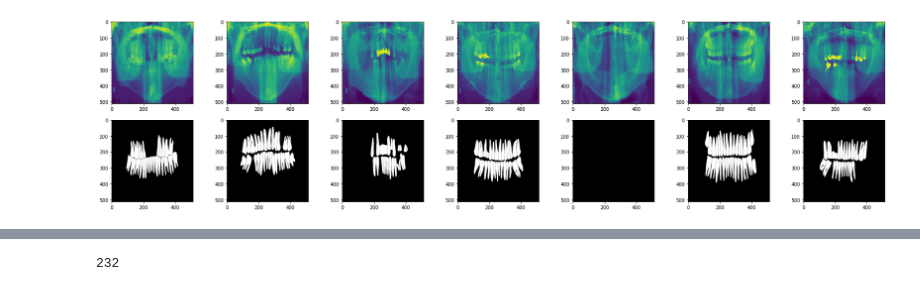
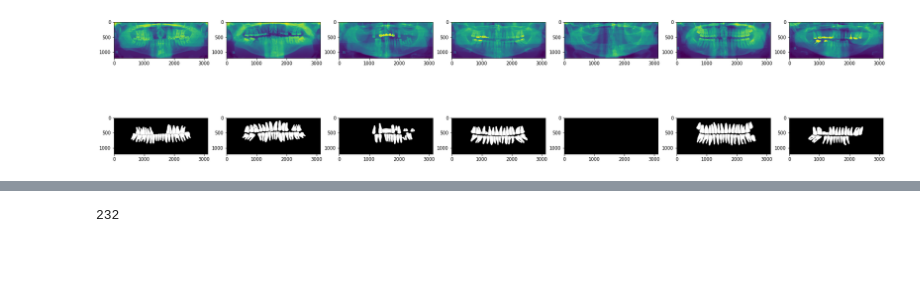
Before and after one commit to RobertSmithers/TeethSegmentation, a Jupyter notebook: loader.ipynb, the cells around one changed output, grey strips where cells are left out. Drawn from its saved outputs; the diff is of its cells as text; code cells hidden in the pictures; blank space fills up the shorter version.

```diff
--- a/loader.ipynb
+++ b/loader.ipynb
@@ -42,16 +43,28 @@ def convert_one_channel(img):
 
 def pre_images(resize_shape,path):
     img=Image.open(path)
-    # w,h=np.array(img).shape
-    # print(w,h)
-      # print(img.size)
     img=img.resize((resize_shape),Image.ANTIALIAS)
     img=convert_one_channel(np.asarray(img))
     cv2.imwrite(path,img)
     return img
 
+def resize(resize_shape,path):
+    img=Image.open(path)
+    # w,h=np.array(img).shape
+    # print(w,h)
+      # print(img.size)
+    img=img.resize((resize_shape),Image.ANTIALIAS)
+    return img
+
 # for index in range(10):
 #   pre_images((512,512),os.path.join('/content/d/Images', str(index+1)+'.png'))
-# ress=Image.open('/content/d/masked_img/1.png')
-# img=ress.resize((1024,512), Image.ANTIALIAS)
-# plt.imshow(img)
+ress1=Image.open('/content/data/original_img/1.png') #'/content/d/masked_img/1.png'
+ress2=Image.open('/content/data/masked_img/1.png')
+img1=ress1.resize((3130,1200), Image.ANTIALIAS)
+img2=ress2.resize((3130,1200), Image.ANTIALIAS)
+
+fig = plt.figure(figsize = (32,32))
+ax = fig.add_subplot(2, 2, 1)
+plt.imshow(img1)
+ax = fig.add_subplot(2, 2, 2)
+plt.imshow(img2)
@@ -77,18 +82,19 @@ def pre_images(resize_shape,path):
 # %%
 ###display some processed result
 fig = plt.figure(figsize = (30,7))
 for index in range(7):
-  file_path1 = os.path.join('/content/d/Images', str(index+1)+'.png')
-  file_path2 = os.path.join('/content/d/masked_img', str(index+1)+'.png')
-  # print(file_path)
+  file_path1 = os.path.join('/content/data/original_img', str(index+1)+'.png')
+  file_path2 = os.path.join('/content/data/masked_img', str(index+1)+'.png')
+  # print(file_path2)
   ax = fig.add_subplot(2, 7, index+1)
-  plt.imshow(pre_images((512,512),file_path1))  #show result of converting every img to one color channel
+  plt.imshow(pre_images((3130,1200),file_path1))  #show result of converting every img to one color channel
   # plt.imshow(cv2.imread(file_path1))
 
   ax = fig.add_subplot(2, 7, index+8)
-  plt.imshow(cv2.imread(file_path2))
+  plt.imshow(resize((3130,1200),file_path2))
+  # plt.imshow(cv2.imread(file_path2))
 # %% [output]
-[figure, old version]
+[figure, new version]
 # %%
 ###generate file names to keep track of file for later usage
 arr1=np.arange(1,117)
```
Also changed, not shown: parts of 14 cells of this notebook.
